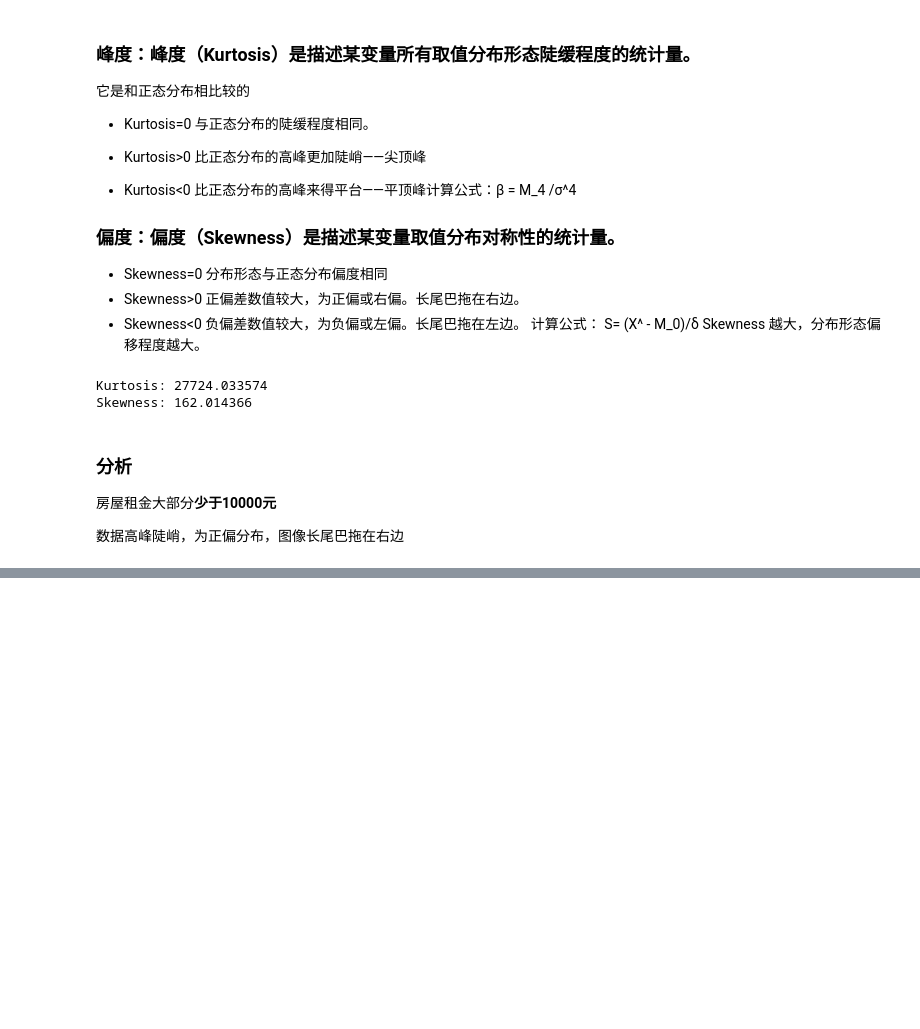
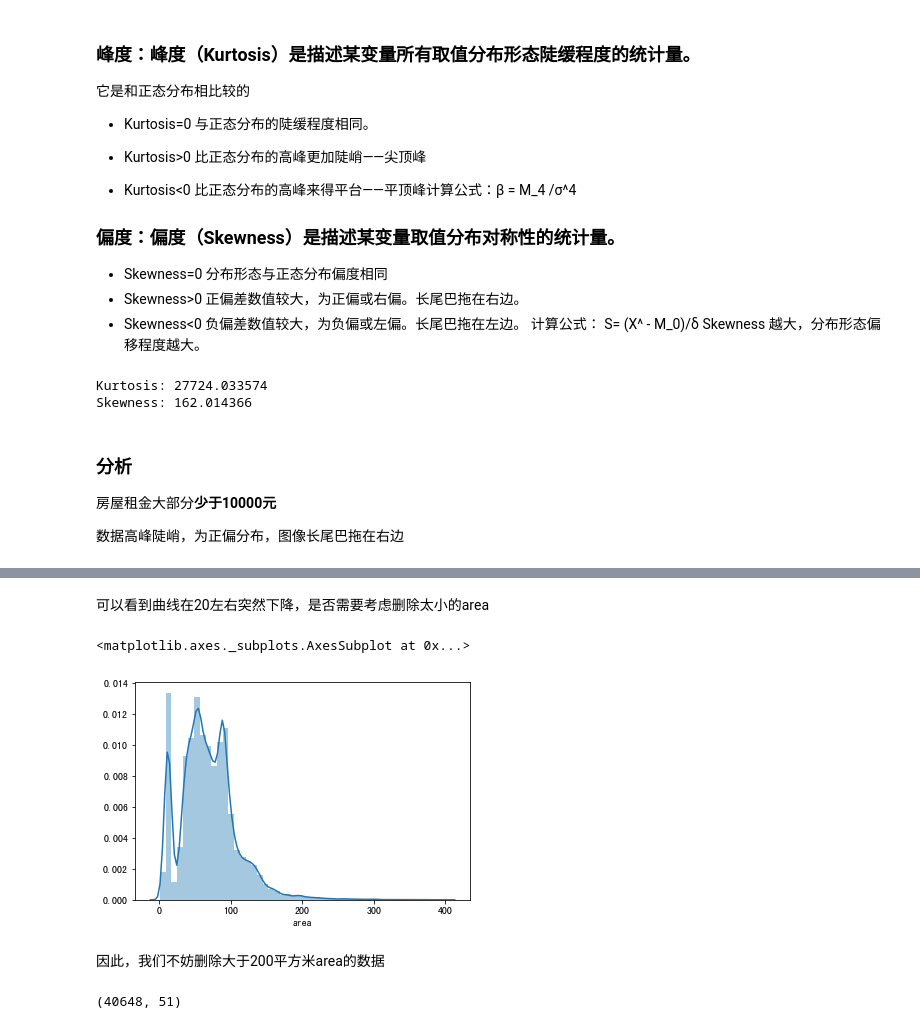
Before and after one commit to Jiachengciel/Futurelab-2019-House-Rent-Forecast, a Jupyter notebook: 1. EDA.ipynb, the cells around one changed output, grey strips where cells are left out. Saved outputs shown, nothing was run; the diff lists cells and outputs as text; code cells hidden in the pictures; blank space fills up the shorter version.

```diff
--- a/1. EDA.ipynb
+++ b/1. EDA.ipynb
@@ -472,0 +653,14 @@ Skewness: 162.014366
+# %% [markdown]
+可以看到曲线在20左右突然下降，是否需要考虑删除太小的area
+# %%
+sns.distplot(data_train[(data_train['area']<=400)]['area'])
+# %% [output]
+<matplotlib.axes._subplots.AxesSubplot at 0x...>
+[figure, added]
+# %% [markdown]
+因此，我们不妨删除大于200平方米area的数据
+# %%
+data_train = data_train[data_train.area<=200]
+data_train.shape
+# %% [output]
+(40648, 51)
```
Also changed, not shown: parts of 25 cells of this notebook.
